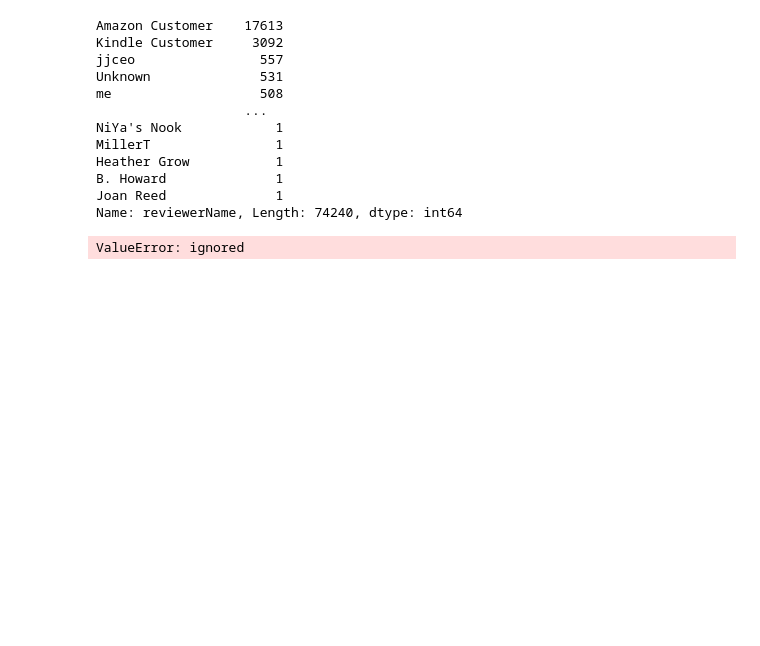
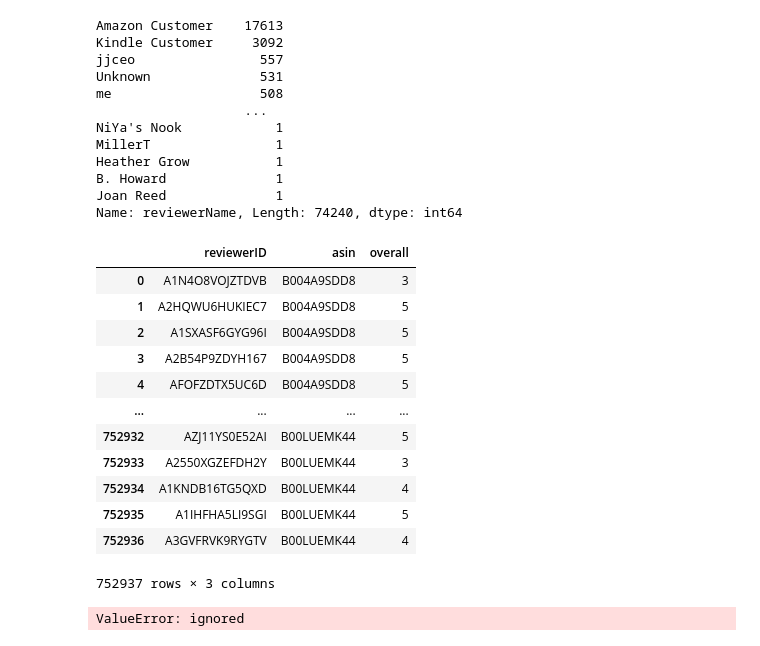
Before and after one commit to mequanent/App-Recommendation-Exercises, a Jupyter notebook: App Recommendation.ipynb, the cells around one changed output. Cells and saved outputs as stored; diff of their text form; code cells hidden in the pictures; blank space fills up the shorter version.

```diff
--- a/App Recommendation.ipynb
+++ b/App Recommendation.ipynb
@@ -82,4 +82,20 @@ Heather Grow           1
 B. Howard              1
 Joan Reed              1
 Name: reviewerName, Length: 74240, dtype: int64
+# %%
+app_reviews.loc[:,['reviewerID', 'asin', 'overall']]
+# %% [output]
+|  | reviewerID | asin | overall |
+| 0 | A1N4O8VOJZTDVB | B004A9SDD8 | 3 |
+| 1 | A2HQWU6HUKIEC7 | B004A9SDD8 | 5 |
+| 2 | A1SXASF6GYG96I | B004A9SDD8 | 5 |
+| 3 | A2B54P9ZDYH167 | B004A9SDD8 | 5 |
+| 4 | AFOFZDTX5UC6D | B004A9SDD8 | 5 |
+| ... | ... | ... | ... |
+| 752932 | AZJ11YS0E52AI | B00LUEMK44 | 5 |
+| 752933 | A2550XGZEFDH2Y | B00LUEMK44 | 3 |
+| 752934 | A1KNDB16TG5QXD | B00LUEMK44 | 4 |
+| 752935 | A1IHFHA5LI9SGI | B00LUEMK44 | 5 |
+| 752936 | A3GVFRVK9RYGTV | B00LUEMK44 | 4 |
+752937 rows × 3 columns
 # %%
```
Also changed, not shown: parts of 1 cell of this notebook.
